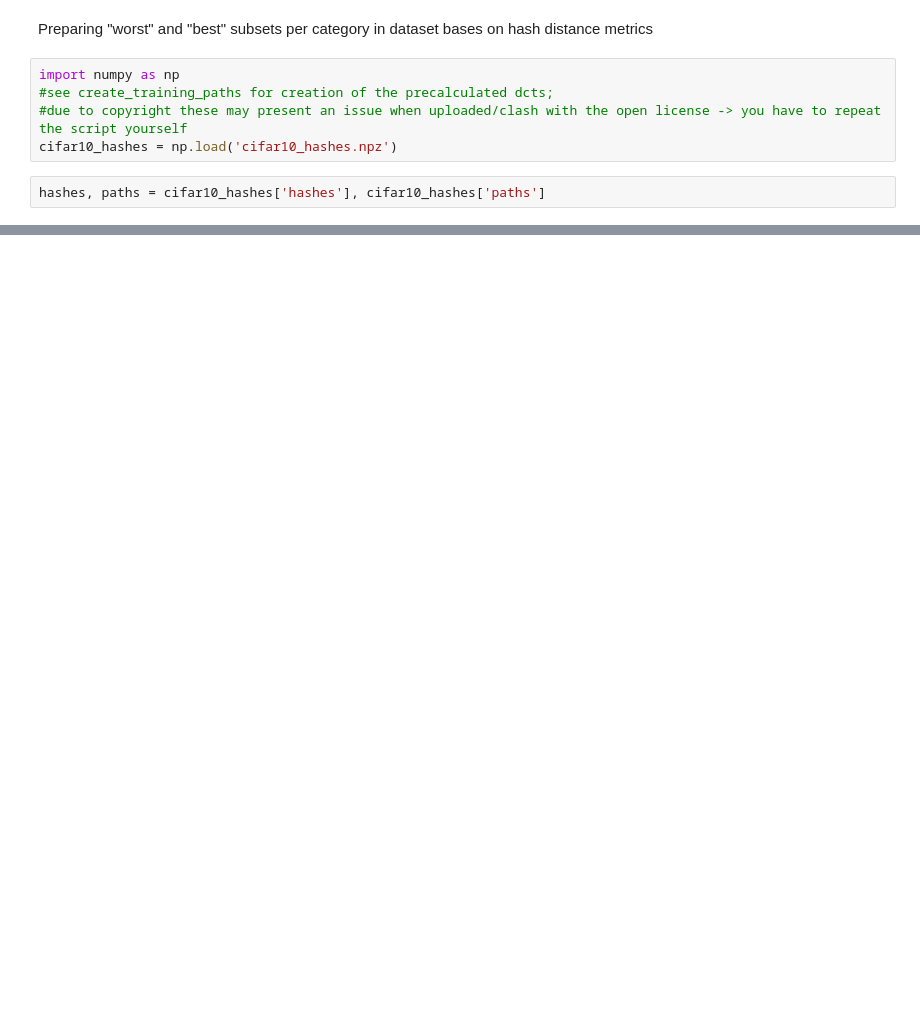
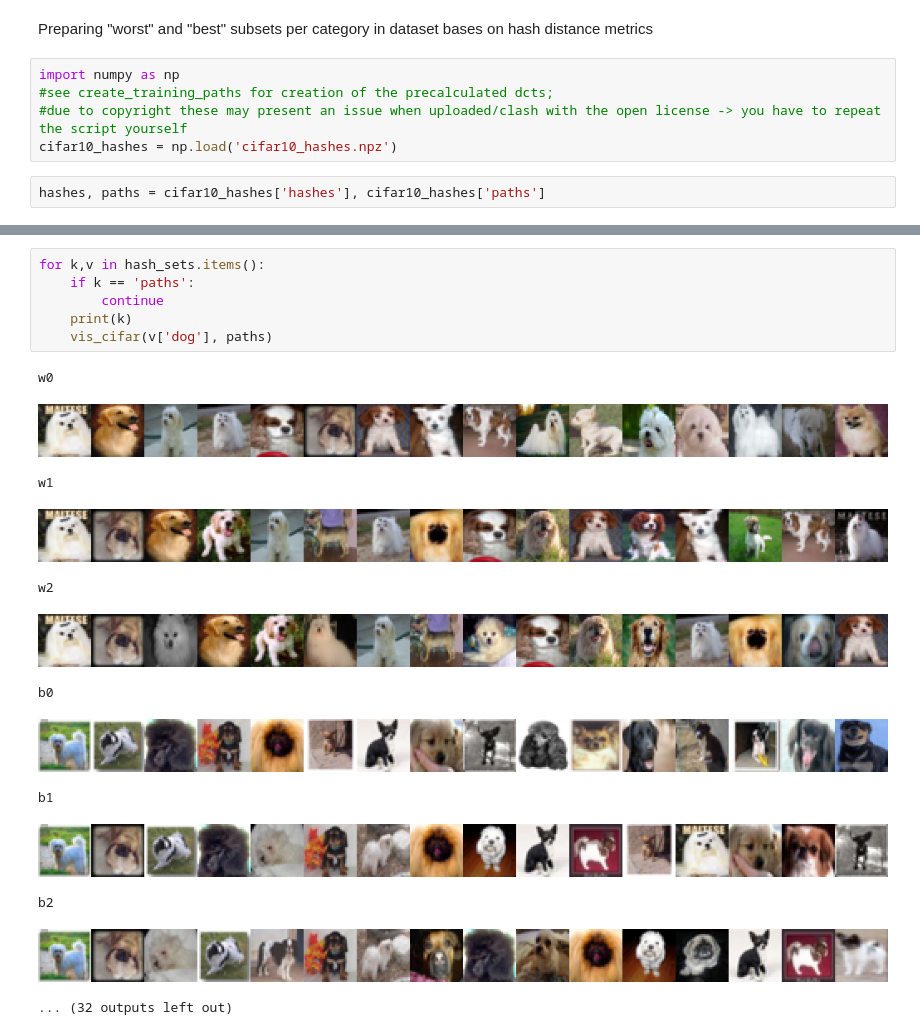
Before and after one commit to ozendelait/naphash, a Jupyter notebook: calc_for_dict.ipynb, the cells around one changed output, grey strips where cells are left out. Cells and saved outputs as stored; diff of their text form; blank space fills up the shorter version.

```diff
--- a/calc_for_dict.ipynb
+++ b/calc_for_dict.ipynb
@@ -28,0 +171,20 @@ idx
+# %%
+for k,v in hash_sets.items():
+    if k == 'paths':
+        continue
+    print(k)
+    vis_cifar(v['dog'], paths)
+# %% [output]
+w0
+[figure, added]
+w1
+[figure, added]
+w2
+[figure, added]
+b0
+[figure, added]
+b1
+[figure, added]
+b2
+[figure, added]
+... (32 outputs left out)
```
Also changed, not shown: parts of 13 cells of this notebook, 1 other file.
